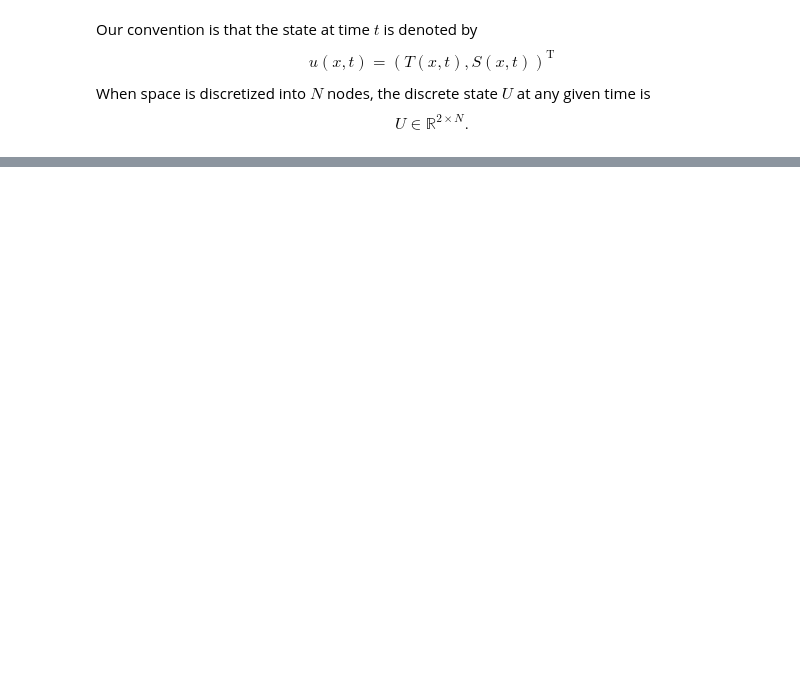
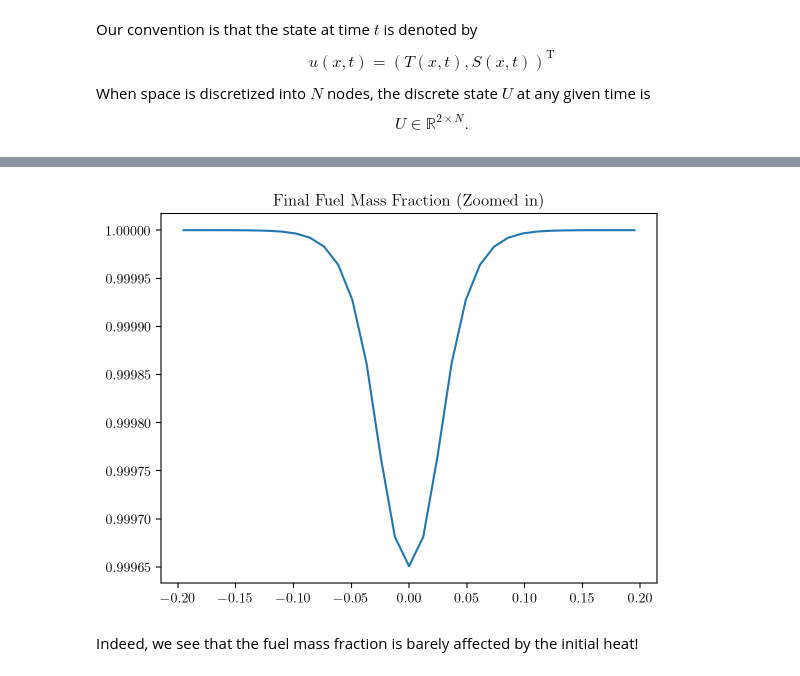
Before and after one commit to ageorgemorgan/wildfire_rd, a Jupyter notebook: mandel_model_simulation_1d.ipynb, the cells around one changed output, grey strips where cells are left out. Cells and saved outputs as stored; diff of their text form; code cells hidden in the pictures; blank space fills up the shorter version.

```diff
--- a/mandel_model_simulation_1d.ipynb
+++ b/mandel_model_simulation_1d.ipynb
@@ -308,0 +269,8 @@ plt.show()
+# %%
+plt.plot(x[np.abs(x)<0.2], udata[1,-1,:][np.abs(x)<0.2])
+plt.title('Final Fuel Mass Fraction (Zoomed in)')
+plt.show()
+# %% [output]
+[figure, added]
+# %% [markdown]
+Indeed, we see that the fuel mass fraction is barely affected by the initial heat!
```
Also changed, not shown: parts of 20 cells of this notebook.
